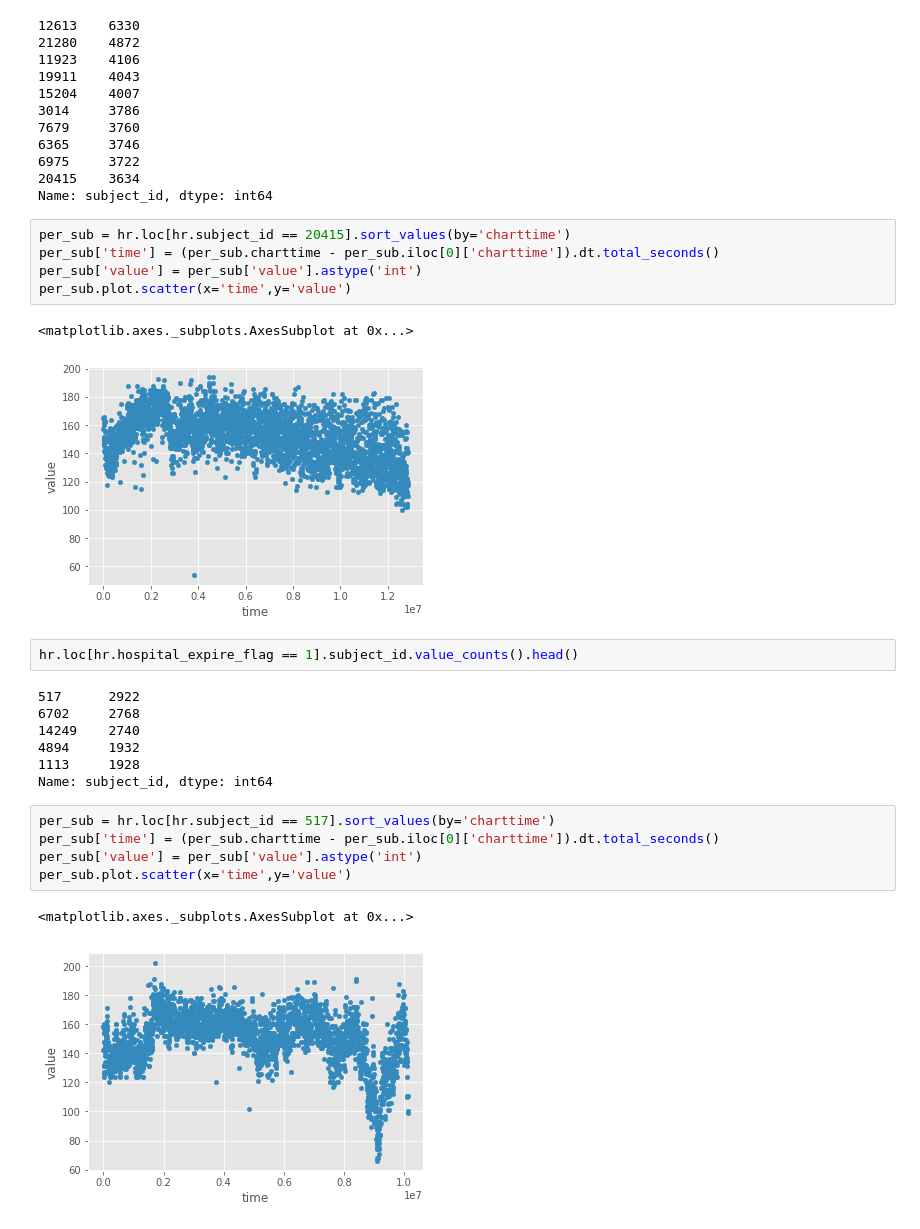
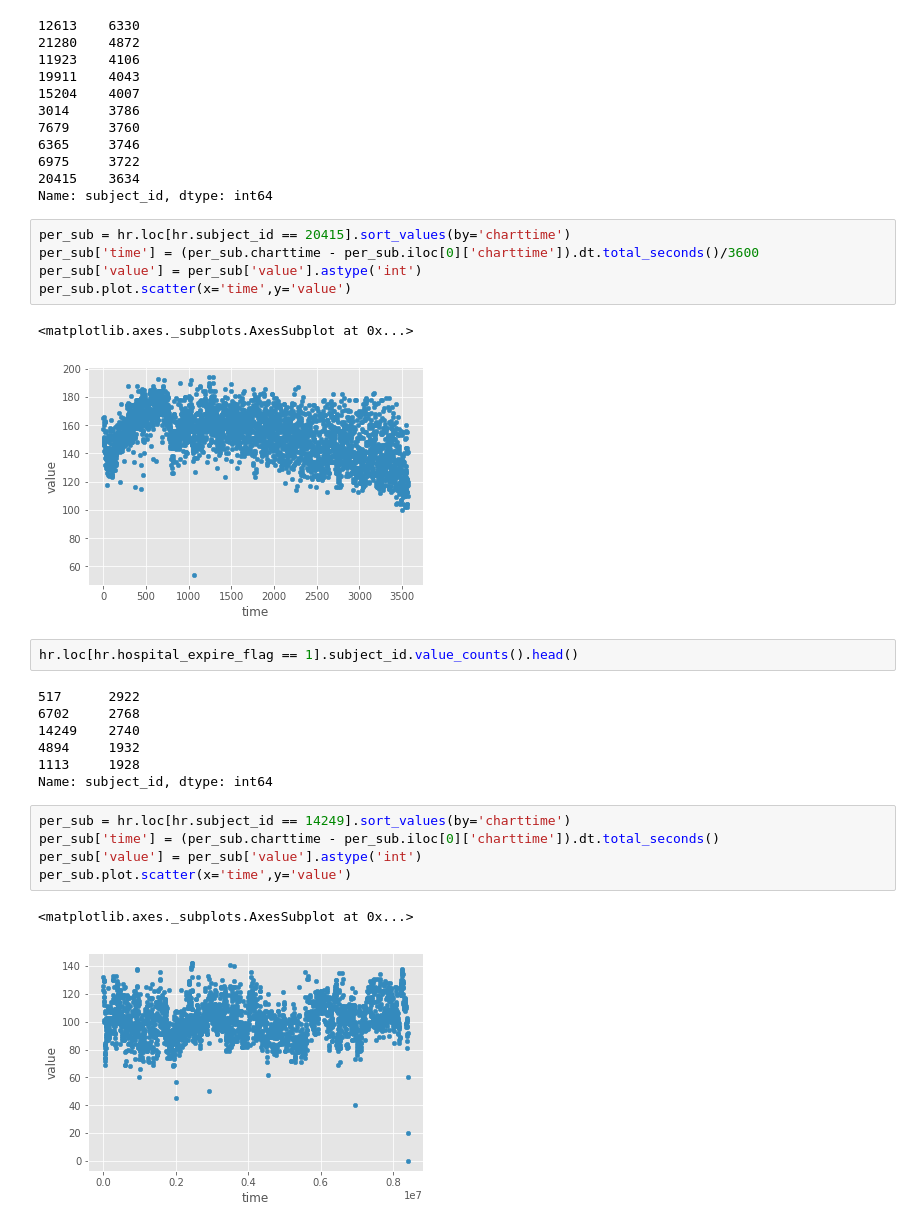
Before and after one commit to maxivanoff/mortality_predictor_mimic, a Jupyter notebook: load_heartrate_local.ipynb, the cells around one changed output. Saved outputs shown, nothing was run; the diff lists cells and outputs as text.

```diff
--- a/load_heartrate_local.ipynb
+++ b/load_heartrate_local.ipynb
@@ -75,12 +75,12 @@ hr.loc[hr.hospital_expire_flag == 0].subject_id.value_counts().head(10)
 Name: subject_id, dtype: int64
 # %%
 per_sub = hr.loc[hr.subject_id == 20415].sort_values(by='charttime')
-per_sub['time'] = (per_sub.charttime - per_sub.iloc[0]['charttime']).dt.total_seconds()
+per_sub['time'] = (per_sub.charttime - per_sub.iloc[0]['charttime']).dt.total_seconds()/3600
 per_sub['value'] = per_sub['value'].astype('int')
 per_sub.plot.scatter(x='time',y='value')
 # %% [output]
 <matplotlib.axes._subplots.AxesSubplot at 0x...>
-[figure, old version]
+[figure, new version]
 # %%
 hr.loc[hr.hospital_expire_flag == 1].subject_id.value_counts().head()
 # %% [output]
@@ -91,10 +91,10 @@ hr.loc[hr.hospital_expire_flag == 1].subject_id.value_counts().head()
 1113     1928
 Name: subject_id, dtype: int64
 # %%
-per_sub = hr.loc[hr.subject_id == 517].sort_values(by='charttime')
+per_sub = hr.loc[hr.subject_id == 14249].sort_values(by='charttime')
 per_sub['time'] = (per_sub.charttime - per_sub.iloc[0]['charttime']).dt.total_seconds()
 per_sub['value'] = per_sub['value'].astype('int')
 per_sub.plot.scatter(x='time',y='value')
 # %% [output]
 <matplotlib.axes._subplots.AxesSubplot at 0x...>
-[figure, old version]
+[figure, new version]
```
Also changed, not shown: parts of 2 cells of this notebook, 2 other files.
